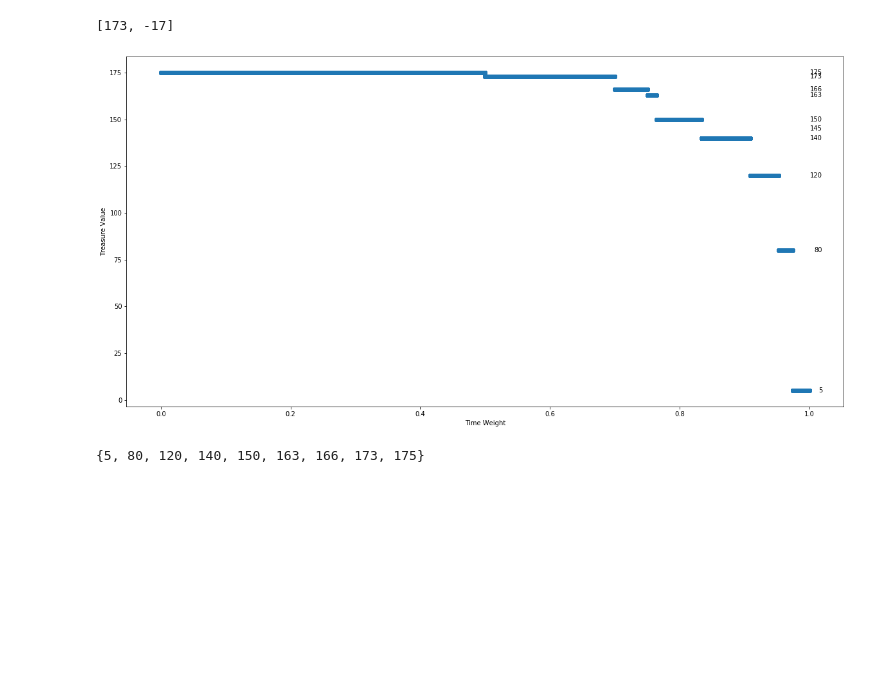
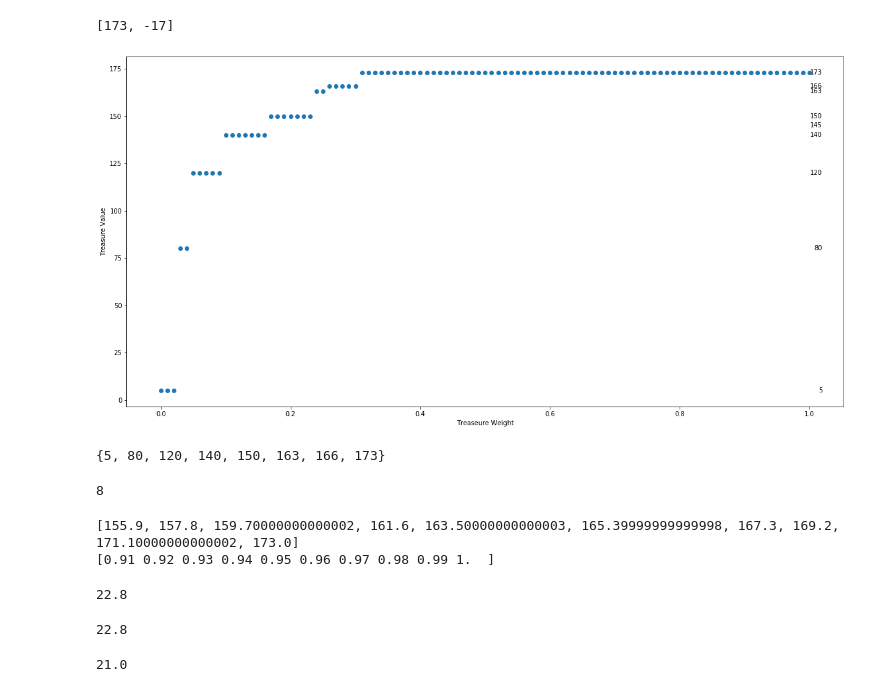
Before and after one commit to BenjaminEngelman/PreferenceElicitationMORL, a Jupyter notebook: explore.ipynb, the cells around one changed output. Saved outputs shown, nothing was run; the diff lists cells and outputs as text; code cells hidden in the pictures; blank space fills up the shorter version.

```diff
--- a/explore.ipynb
+++ b/explore.ipynb
@@ -155,24 +155,55 @@ get_best_sol([0.36666223, 0.63333777])
 # %%
 import matplotlib.pyplot as plt
 
 y = []
-weights_line = np.arange(0, 1, 0.00001)
+u = []
+weights_line = np.arange(0, 1.01, 0.01)
 
 for w in weights_line:
-    y.append(get_best_sol([1-w, w])[0])
+    val = get_best_sol([w, 1-w])
+    u.append(w * val[0] + (1-w) * val[1])
+    y.append(val[0])
+#     print(w, val)
 
 plt.figure(figsize=(20, 10))
 plt.scatter(x=weights_line, y=y)
-plt.xlabel("Time Weight")
+plt.xlabel("Treaseure Weight")
 plt.ylabel("Treasure Value")
 
 for sol in solutions:
 #     plt.hlines(sol[0], 0, 1, linestyles='dashed')
     plt.text(1.02, sol[0], sol[0], ha='right', va='center')
 # %% [output]
-[figure, old version]
+[figure, new version]
 # %%
 unique_y = set(y)
 unique_y
 # %% [output]
-{5, 80, 120, 140, 150, 163, 166, 173, 175}
+{5, 80, 120, 140, 150, 163, 166, 173}
+# %%
+len(unique_y)
+# %% [output]
+8
+# %%
+print(u[-10:])
+print(weights_line[-10:])
+# %% [output]
+[155.9, 157.8, 159.70000000000002, 161.6, 163.50000000000003, 165.39999999999998, 167.3, 169.2, 171.10000000000002, 173.0]
+[0.91 0.92 0.93 0.94 0.95 0.96 0.97 0.98 0.99 1.  ]
+# %%
+hidden_weights = [0.2, 0.8]
+
+utility = lambda x: hidden_weights[0] * x[0] + hidden_weights[1] * x[1]
+
+max_u = utility(get_best_sol(hidden_weights))
+print(max_u)
+# %% [output]
+22.8
+# %%
+utility([150, -9])
+# %% [output]
+22.8
+# %%
+utility([173, -17])
+# %% [output]
+21.0
```
Also changed, not shown: parts of 4 cells of this notebook, 9 other files.
